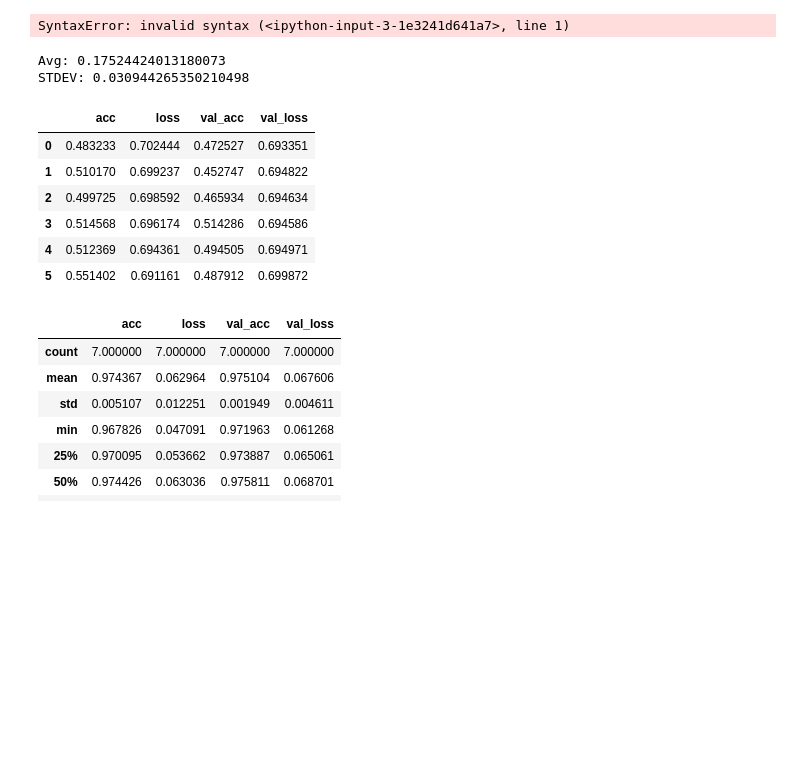
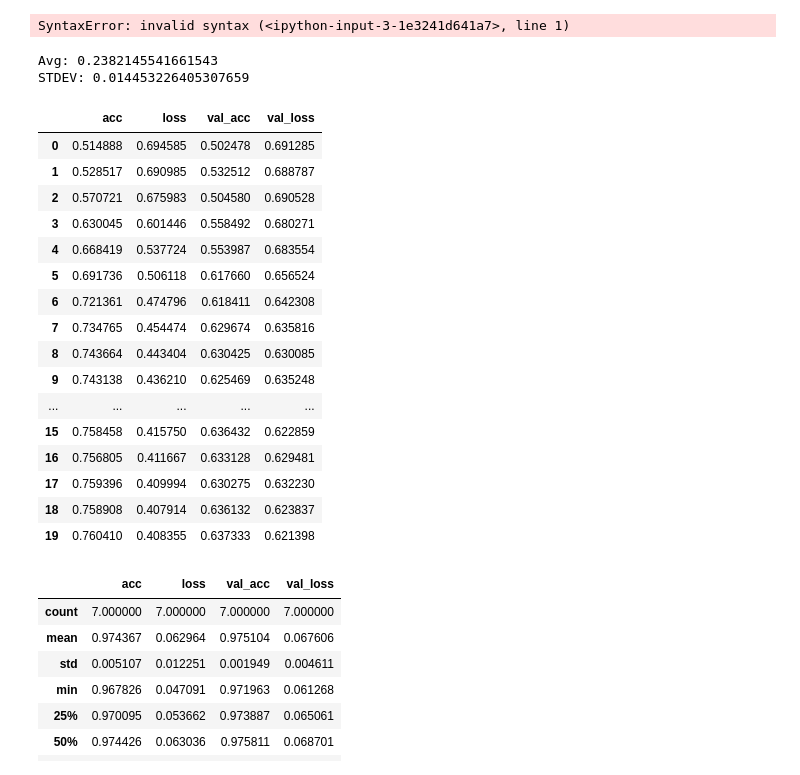
Before and after one commit to FarjanaSultanaMim/DiscoShuffle, a Jupyter notebook: jpnb/experiment.ipynb, the cells around one changed output. Cells and saved outputs as stored; diff of their text form; code cells hidden in the pictures; blank space fills up the shorter version.

```diff
--- a/jpnb/experiment.ipynb
+++ b/jpnb/experiment.ipynb
@@ -296,27 +296,37 @@ bulkrun.py eval_allfolds 0
 # %% [output]
 SyntaxError: invalid syntax (<ipython-input-3-1e3241d641a7>, line 1)
 # %%
-sample = [  0.15847840492204426, 0.2284701158980941, 0.15022511330107435, 0.1730379823294677, 0.1660095842083232
+sample = [ 0.2423653130424617, 0.231415354715719, 0.23737608369889301, 0.22039602110380174, 0.2595199982698961
 ]
 print("Avg: % s " % (statistics.mean(sample)))
 print("STDEV: % s " % (statistics.stdev(sample)))
 # %% [output]
-Avg: 0.17524424013180073
-STDEV: 0.030944265350210498
+Avg: 0.2382145541661543
+STDEV: 0.014453226405307659
 # %%
 import pickle
 
-logs = pickle.load(open("../output_enc/df1d63728591c861d72e2bcbe2dc6e57/logs.pickle", "rb"))
+logs = pickle.load(open("../output_enc/648f76c4c120d775723b60c75e470e1b/logs.pickle", "rb"))
 df = pd.DataFrame(logs["logs_e"])
 df
 # %% [output]
 |  | acc | loss | val_acc | val_loss |
-| 0 | 0.483233 | 0.702444 | 0.472527 | 0.693351 |
-| 1 | 0.510170 | 0.699237 | 0.452747 | 0.694822 |
-| 2 | 0.499725 | 0.698592 | 0.465934 | 0.694634 |
-| 3 | 0.514568 | 0.696174 | 0.514286 | 0.694586 |
-| 4 | 0.512369 | 0.694361 | 0.494505 | 0.694971 |
-| 5 | 0.551402 | 0.691161 | 0.487912 | 0.699872 |
+| 0 | 0.514888 | 0.694585 | 0.502478 | 0.691285 |
+| 1 | 0.528517 | 0.690985 | 0.532512 | 0.688787 |
+| 2 | 0.570721 | 0.675983 | 0.504580 | 0.690528 |
+| 3 | 0.630045 | 0.601446 | 0.558492 | 0.680271 |
+| 4 | 0.668419 | 0.537724 | 0.553987 | 0.683554 |
+| 5 | 0.691736 | 0.506118 | 0.617660 | 0.656524 |
+| 6 | 0.721361 | 0.474796 | 0.618411 | 0.642308 |
+| 7 | 0.734765 | 0.454474 | 0.629674 | 0.635816 |
+| 8 | 0.743664 | 0.443404 | 0.630425 | 0.630085 |
+| 9 | 0.743138 | 0.436210 | 0.625469 | 0.635248 |
+| ... | ... | ... | ... | ... |
+| 15 | 0.758458 | 0.415750 | 0.636432 | 0.622859 |
+| 16 | 0.756805 | 0.411667 | 0.633128 | 0.629481 |
+| 17 | 0.759396 | 0.409994 | 0.630275 | 0.632230 |
+| 18 | 0.758908 | 0.407914 | 0.636132 | 0.623837 |
+| 19 | 0.760410 | 0.408355 | 0.637333 | 0.621398 |
 # %%
 df.describe()
 # %% [output]
```
Also changed, not shown: parts of 3 cells of this notebook, 5 other files.
